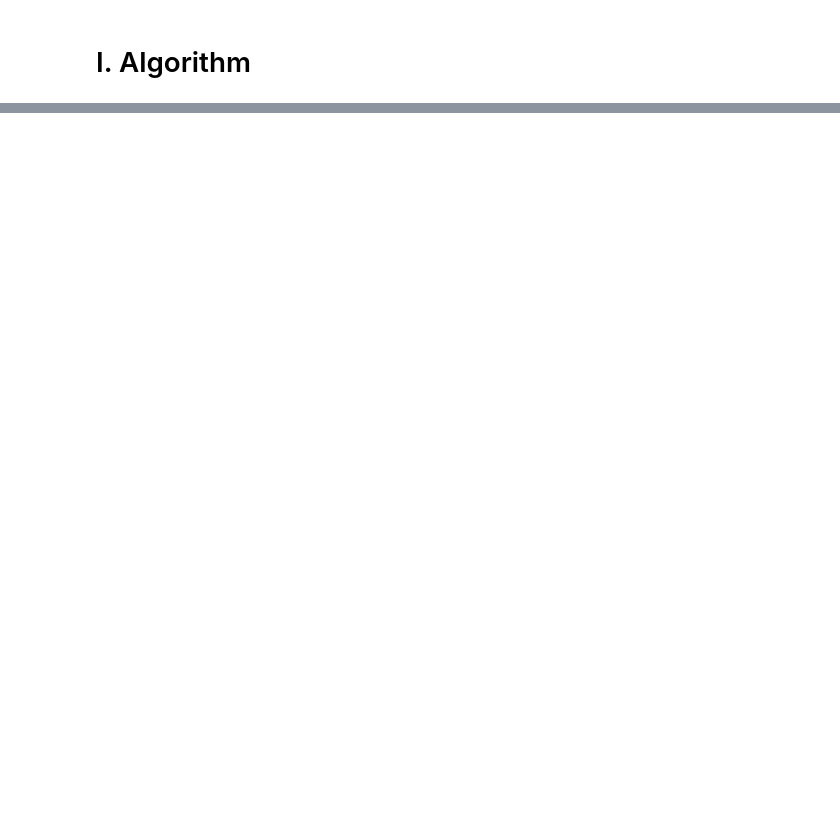
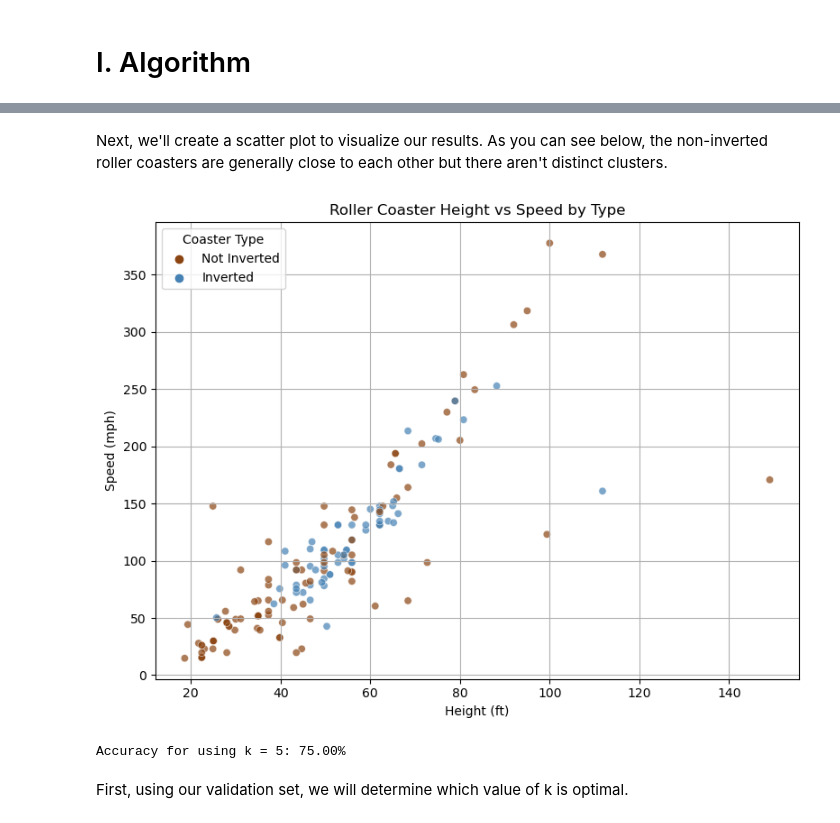
Before and after one commit to legendschwab/cmor438individual, a Jupyter notebook: Supervised Machine Learning/5. K-Nearest Neighbors/knnCMOR438.ipynb, the cells around one changed output, grey strips where cells are left out. Saved outputs shown, nothing was run; the diff lists cells and outputs as text; code cells hidden in the pictures; blank space fills up the shorter version.

```diff
--- a/Supervised Machine Learning/5. K-Nearest Neighbors/knnCMOR438.ipynb
+++ b/Supervised Machine Learning/5. K-Nearest Neighbors/knnCMOR438.ipynb
@@ -66,0 +55,14 @@ print(f'Accuracy: {accuracy_score * 100:.2f}%')
+# %%
+coaster_data = pd.read_csv("../coaster_db.csv")
+
+#coaster_subset = coaster_data[['Inversions_clean','height_ft','speed_mph','Gforce_clean']]
+
+coaster_subset = coaster_data[['height_ft','speed_mph','Inversions_clean']]
+
+clean_data = coaster_subset.dropna()
+
+# Creating column for whether coaster has at least one inversion or not
+
+clean_data['Inverted'] = clean_data['Inversions_clean'].apply(lambda x: 1 if x > 0 else -1)
+
+print(f"There are {clean_data.shape[0]} roller coasters we have data for.")
@@ -66,0 +76,28 @@ print(f'Accuracy: {accuracy_score * 100:.2f}%')
+# %% [markdown]
+Next, we'll create a scatter plot to visualize our results. As you can see below, the non-inverted roller coasters are generally close to each other but there aren't distinct clusters.
+# %%
+# Ensure you have cleaned data and appropriate columns
+plt.figure(figsize=(8, 6))
+sns.scatterplot(
+    data=clean_data,
+    x='speed_mph',
+    y='height_ft',
+    hue='Inverted',  # Color by the 'Inverted' column
+    palette={1: 'steelblue', -1: 'saddlebrown'},  # Custom colors
+    alpha=0.7,
+    hue_order=[-1, 1]  # Ensure the legend displays correctly
+)
+
+# Manually adjust legend labels
+handles, labels = plt.gca().get_legend_handles_labels()
+labels = ['Not Inverted', 'Inverted']  # Custom labels
+plt.legend(handles, labels, title='Coaster Type', loc='upper left')
+
+plt.title('Roller Coaster Height vs Speed by Type')
+plt.xlabel('Height (ft)')
+plt.ylabel('Speed (mph)')
+plt.grid(True)
+plt.tight_layout()
+plt.show()
+# %% [output]
+[figure, added]
@@ -66,0 +139,29 @@ print(f'Accuracy: {accuracy_score * 100:.2f}%')
+# %%
+
+# Select features and target variable
+X = clean_data[['height_ft', 'speed_mph']].values  # Features
+y = clean_data['Inverted'].values  # Target (1 for Inverted, -1 for Not Inverted)
+
+clean_data = clean_data.sample(frac=1, random_state=10).reset_index(drop=True)
+
+# 10 - 73%
+
+# Split the data manually (70% train, 15% test, 15% validation)
+train_split = int(0.7 * len(X))
+test_split = train_split + int(0.15 * len(X))
+X_train, X_test, X_validation = X[:train_split], X[train_split:test_split], X[test_split:]
+y_train, y_test, y_validation = y[:train_split], y[train_split:test_split], y[test_split:]
+
+
+k = 5  # Number of neighbors\n",
+knn = KNN(k=k)
+knn.fit(X_train, y_train)
+
+y_pred = knn.predict(X_validation)
+
+accuracy_score = accuracy(y_validation, y_pred)
+print(f'Accuracy for using k = {k}: {accuracy_score * 100:.2f}%')
+# %% [output]
+Accuracy for using k = 5: 75.00%
+# %% [markdown]
+First, using our validation set, we will determine which value of k is optimal.
```
Also changed, not shown: parts of 10 cells of this notebook.
